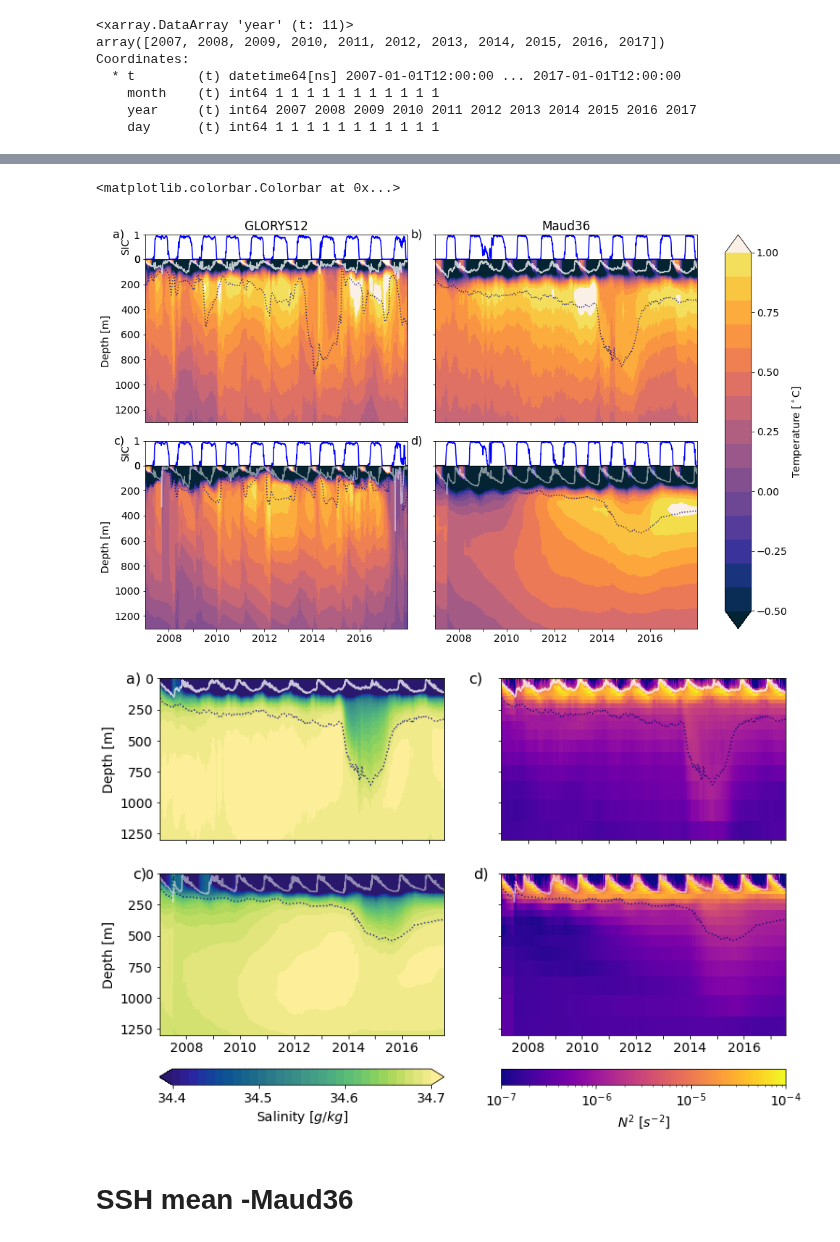
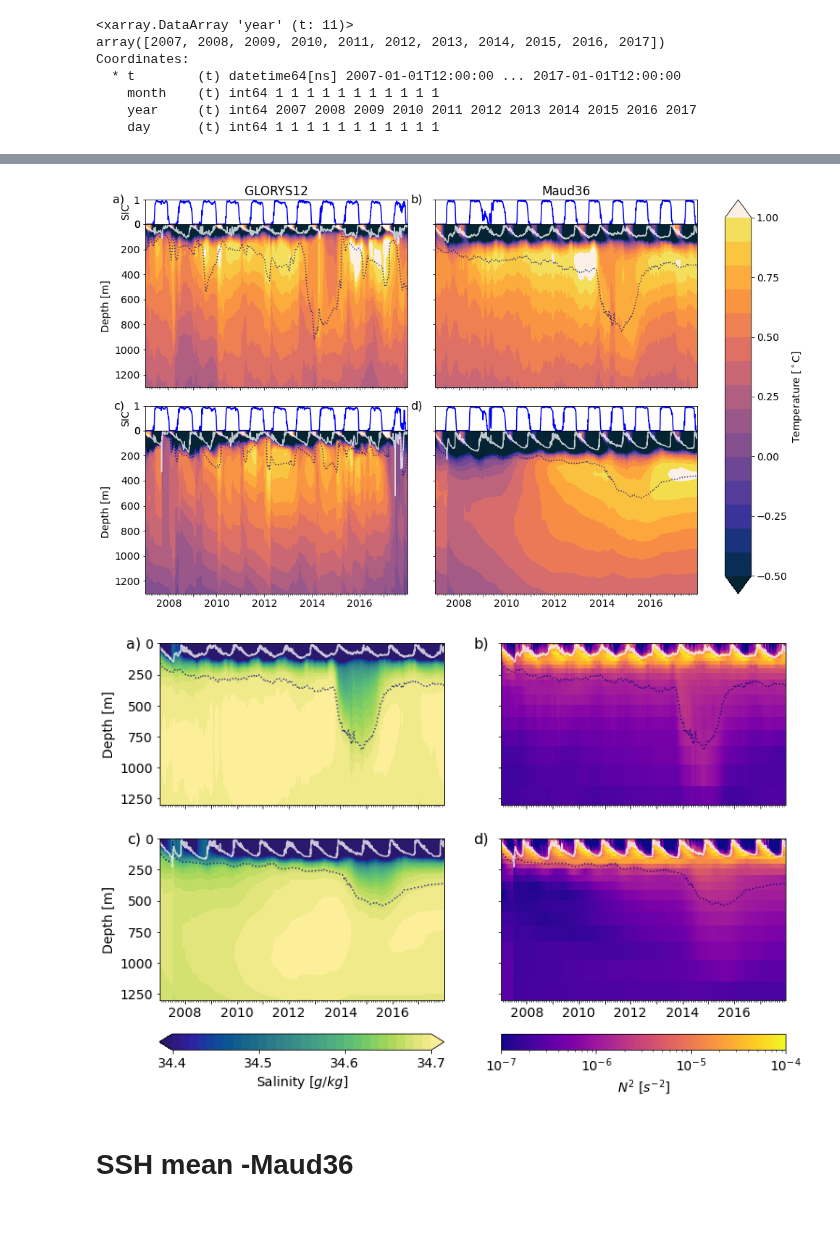
Before and after one commit to bguelk/JGR_2023_MaudRise, a Jupyter notebook: plot_figures/Comp_Halo_m12_g12.ipynb, the cells around one changed output, grey strips where cells are left out. Saved outputs shown, nothing was run; the diff lists cells and outputs as text; code cells hidden in the pictures.

```diff
--- a/plot_figures/Comp_Halo_m12_g12.ipynb
+++ b/plot_figures/Comp_Halo_m12_g12.ipynb
@@ -115,4 +126,4 @@ mon1st[0]
 # %%
-tmon_ticks=np.zeros(len(mon1st))
-for i in range(0,len(mon1st)):
-    tmon_ticks[i]=dsha36.t.isel(t=mon1st[i])
+#tmon_ticks=np.zeros(len(mon1st))
+#for i in range(0,len(mon1st)):
+#    tmon_ticks[i]=dsha36.t.isel(t=mon1st[i])
@@ -177,9 +186,10 @@ import datetime
 fig,axes=plt.subplots(1,1,figsize=(20,6))
 ax=axes
 ct1=dsha_g12.votemper.plot.contourf(x='time_counter',y='deptht',ax=axes,cmap=colors_halo,vmin=-.5,vmax=1.,levels=n_lev,add_colorbar=False)
-years = np.arange(2008,2018)
+years = np.arange(2007,2018)
 ax.set_xticks([datetime.datetime(i,1,1) for i in years])#,dsha36.year[year1st])
 ax.set_xticklabels(years)
+
 
 minor_ticks = []
 for y in years:
@@ -235,7 +245,10 @@ ax.set_ylabel('Depth [m]')
 ax.set_xlabel('')
 ax.set_title('')
 
+ax.set_xticks([datetime.datetime(i,1,1) for i in years])
+ax.set_xticks(minor_ticks, minor=True);
 ax.set_xticklabels('')
+
 ax.set_ylim(1300,0)
 ax.set_xlim((time_array36[1],time_array36[-1]))
 
@@ -251,10 +264,15 @@ plt.text(-0.1, 1, 'c)', horizontalalignment='center',verticalalignment='center',
 ax=ttc_g12
 dstc_g12.votemper.plot.contourf(x='time_counter',y='deptht',ax=ax,cmap=colors_halo,vmin=-.5,vmax=1.,levels=n_lev,add_colorbar=False)#,hatches=['//','//','//','//','//','//','//','//','//','//','','','','','',''])
 c3=dstc_g12.sig0_tc12.plot.contour(x='time_counter',y='deptht',ax=ax,levels=[27.67],colors='navy',alpha=.75,linestyles=':')
-dstc_g12.somxl010.plot(x="time_counter",ax=ax,color='w',alpha=.5)
+dstc_g12.somxl010.plot(x="time_counter",ax=ax,color='w',alpha=.75)
 ax.set_ylabel('Depth [m]')
 ax.set_xlabel('')
-ax.set_xticklabels(['','2008','','2010','','2012','','2014','','2016',''])
+
+ax.set_xticks([datetime.datetime(i,1,1) for i in years[1::2]])#
+ax.set_xticklabels(years[1::2])
+ax.set_xticks([datetime.datetime(i,1,1) for i in years])#,dsha36.year[year1st])
+ax.set_xticks(minor_ticks, minor=True);
+
 ax.set_title('')
 ax.set_ylim(1300,0)
 ax.set_xlim((time_array36[1],time_array36[-1]))
@@ -277,7 +295,11 @@ dsha36.MLD_mean_ha.plot(x='t',ax=ax,color='w',alpha=.75,linestyle='-')
 ax.set_ylabel('')
 ax.set_xlabel('')
 ax.set_title('')
+
+ax.set_xticks([datetime.datetime(i,1,1) for i in years])#,dsha36.year[year1st])
+ax.set_xticks(minor_ticks, minor=True);
 ax.set_xticklabels('')
+
 ax.set_yticklabels('')
 ax.set_ylim(1300,0)
 ax.set_xlim((time_array36[1],time_array36[-1]))
@@ -294,12 +316,17 @@ plt.text(-0.07, 1, 'd)', horizontalalignment='center',verticalalignment='center'
 ax=ttc_m36
 dstc36.T_mean_tc.plot.contourf(x='t',y='depth',ax=ax,cmap=colors_halo,vmin=-.5,vmax=1.,levels=n_lev,add_colorbar=False)#,hatches=['//','//','//','//','//','//','//','//','//','//','','','','','',''])
 c3=dstc36.sig0_tc36.plot.contour(x='t',y='depth',ax=ax,levels=[27.67],colors='navy',alpha=.75,linestyles=':')
-dstc36.MLD_mean_tc.plot(x='t',ax=ax,color='w',alpha=.5)
+dstc36.MLD_mean_tc.plot(x='t',ax=ax,color='w',alpha=.75)
 ax.set_ylabel('')
+ax.set_title('')
+
+ax.set_xticks([datetime.datetime(i,1,1) for i in years[1::2]])#
+ax.set_xticklabels(years[1::2])
+ax.set_xticks([datetime.datetime(i,1,1) for i in years])
+ax.set_xticks(minor_ticks, minor=True);
+plt.setp(ax.get_xticklabels(), ha="center", rotation=0)
+
 ax.set_xlabel('')
-ax.set_title('')
-ax.set_xticklabels(['','2008','','2010','','2012','','2014','','2016',''])
-plt.setp(ax.get_xticklabels(), ha="center", rotation=0)
 ax.set_yticklabels('')
 ax.set_ylim(1300,0)
 ax.set_xlim((time_array36[1],time_array36[-1]))
@@ -308,10 +335,9 @@ sha_g12.set_title('GLORYS12')
 sha_m36.set_title('Maud36')
 plt.colorbar(ct1,cax=c_ax,orientation="vertical",label='Temperature [$^\circ$C]',ticks=np.arange(-.5,1.25,0.25))
 
-#plt.savefig('./T_sic_hatc_g12_m36.jpg',dpi=300)
+plt.savefig('./T_sic_hatc_g12_m36.jpg',dpi=300)
 # %% [output]
-<matplotlib.colorbar.Colorbar at 0x...>
-[figure, old version]
+[figure, new version]
 # %%
 fig,axes=plt.subplots(3,2,figsize=(12,8),gridspec_kw={'height_ratios':[1,1,0.1],'hspace':.3})
 ax=axes[0,0]
@@ -321,57 +347,65 @@ dsha36.MLD_mean_ha.plot(x="t",ax=ax,color='w',alpha=.75,linestyle='-')
 ax.set_ylabel('Depth [m]')
 ax.set_xlabel('')
 ax.set_title('')
+ax.set_xticks([datetime.datetime(i,1,1) for i in years])
+ax.set_xticks(minor_ticks, minor=True);
 ax.set_xticklabels('')
-#ax.set_yticklabels('')
 ax.set_ylim(1300,0)
-ax.set_xlim((time_array36[1],time_array36[-163]))
+ax.set_xlim((time_array36[1],time_array36[-1]))
 plt.text(-0.09, 1, 'a)', horizontalalignment='center',verticalalignment='center', transform=ax.transAxes,fontsize='16')
 ax=axes[1,0]
 dstc36.S_mean_tc.plot.contourf(x='t',y='depth',ax=ax,cmap=cmo.haline,vmin=34.4,vmax=34.7,levels=31,add_colorbar=False)#,cmap=colors_halo,vmin=-.5,vmax=1.,levels=n_lev,add_colorbar=False)#,hatches=['//','//','//','//','//','//','//','//','//','//','','','','','',''])
 c3=dstc36.sig0_tc36.plot.contour(x='t',y='depth',ax=ax,levels=[27.67],colors='navy',alpha=.75,linestyles=':')
-dstc36.MLD_mean_tc.plot(x="t",ax=ax,color='w',alpha=.5)
+dstc36.MLD_mean_tc.plot(x="t",ax=ax,color='w',alpha=.75)
 ax.set_ylabel('Depth [m]')
 ax.set_xlabel('')
 ax.set_title('')
-ax.set_xticklabels(['','2008','','2010','','2012','','2014','','2016',''])
+ax.set_xticks([datetime.datetime(i,1,1) for i in years[1::2]])#
+ax.set_xticklabels(years[1::2])
+ax.set_xticks([datetime.datetime(i,1,1) for i in years])
+ax.set_xticks(minor_ticks, minor=True);
 plt.setp(ax.get_xticklabels(), ha="center", rotation=0)
-#ax.set_yticklabels('')
 ax.set_ylim(1300,0)
-ax.set_xlim((time_array36[1],time_array36[-163]))
+ax.set_xlim((time_array36[1],time_array36[-1]))
 plt.colorbar(cs1,cax=axes[2,0],orientation="horizontal",label='Salinity [$g/kg$]',ticks=np.arange(34.4,34.8,0.1))
-plt.text(-0.07, 1, 'c)', horizontalalignment='center',verticalalignment='center', transform=ax.transAxes,fontsize='16')
+plt.text(-0.09, 1, 'c)', horizontalalignment='center',verticalalignment='center', transform=ax.transAxes,fontsize='16')
 
 
 ax=axes[0,1]
 cn1=dsha36.N2_mean_ha.plot.pcolormesh(x='t',y='depthw',ax=ax,norm=LogNorm(vmin=1e-7,vmax=1e-4),cmap='plasma',add_colorbar=False)
 c1=dsha36.sig0_ha36.plot.contour(x='t',y='depth',ax=ax,levels=[27.67],colors='navy',alpha=.75,linestyles=':')
 dsha36.MLD_mean_ha.plot(x="t",ax=ax,color='w',alpha=.75,linestyle='-')
 ax.set_ylabel('')
 ax.set_xlabel('')
 ax.set_title('')
 ax.set_xticklabels('')
+ax.set_xticks([datetime.datetime(i,1,1) for i in years])
+ax.set_xticks(minor_ticks, minor=True);
 ax.set_yticklabels('')
 ax.set_ylim(1300,0)
-ax.set_xlim((time_array36[1],time_array36[-163]))
-plt.text(-0.09, 1, 'c)', horizontalalignment='center',verticalalignment='center', transform=ax.transAxes,fontsize='16')
+ax.set_xlim((time_array36[1],time_array36[-1]))
+plt.text(-0.07, 1, 'b)', horizontalalignment='center',verticalalignment='center', transform=ax.transAxes,fontsize='16')
 
 ax=axes[1,1]
 dstc36.N2_mean_tc.plot.pcolormesh(x='t',y='depthw',ax=ax,norm=LogNorm(vmin=1e-7,vmax=1e-4),cmap='plasma',add_colorbar=False)#,cmap=colors_halo,vmin=-.5,vmax=1.,levels=n_lev,add_colorbar=False)#,hatches=['//','//','//','//','//','//','//','//','//','//','','','','','',''])
 c3=dstc36.sig0_tc36.plot.contour(x='t',y='depth',ax=ax,levels=[27.67],colors='navy',alpha=.75,linestyles=':')
-dstc36.MLD_mean_tc.plot(x="t",ax=ax,color='w',alpha=.5)
+dstc36.MLD_mean_tc.plot(x="t",ax=ax,color='w',alpha=.75)
 ax.set_ylabel('')
 ax.set_xlabel('')
 ax.set_title('')
-ax.set_xticklabels(['','2008','','2010','','2012','','2014','','2016',''])
+ax.set_xticks([datetime.datetime(i,1,1) for i in years[1::2]])#
+ax.set_xticklabels(years[1::2])
+ax.set_xticks([datetime.datetime(i,1,1) for i in years])
+ax.set_xticks(minor_ticks, minor=True);
 plt.setp(ax.get_xticklabels(), ha="center", rotation=0)
 ax.set_yticklabels('')
 ax.set_ylim(1300,0)
-ax.set_xlim((time_array36[1],time_array36[-163]))
+ax.set_xlim((time_array36[1],time_array36[-1]))
 plt.colorbar(cn1,cax=axes[2,1],orientation="horizontal",label='$N^2$ [$s^{-2}$]')#,ticks=np.arange(34.4,34.9,0.1))
 plt.text(-0.07, 1, 'd)', horizontalalignment='center',verticalalignment='center', transform=ax.transAxes,fontsize='16')
 plt.savefig('./S_N2_tc_ha_m36.jpg',dpi=300)
 # %% [output]
-[figure, old version]
+[figure, new version]
 # %% [markdown]
 # SSH mean -Maud36
 # %%
```
Also changed, not shown: parts of 10 cells of this notebook, 2 other files.
